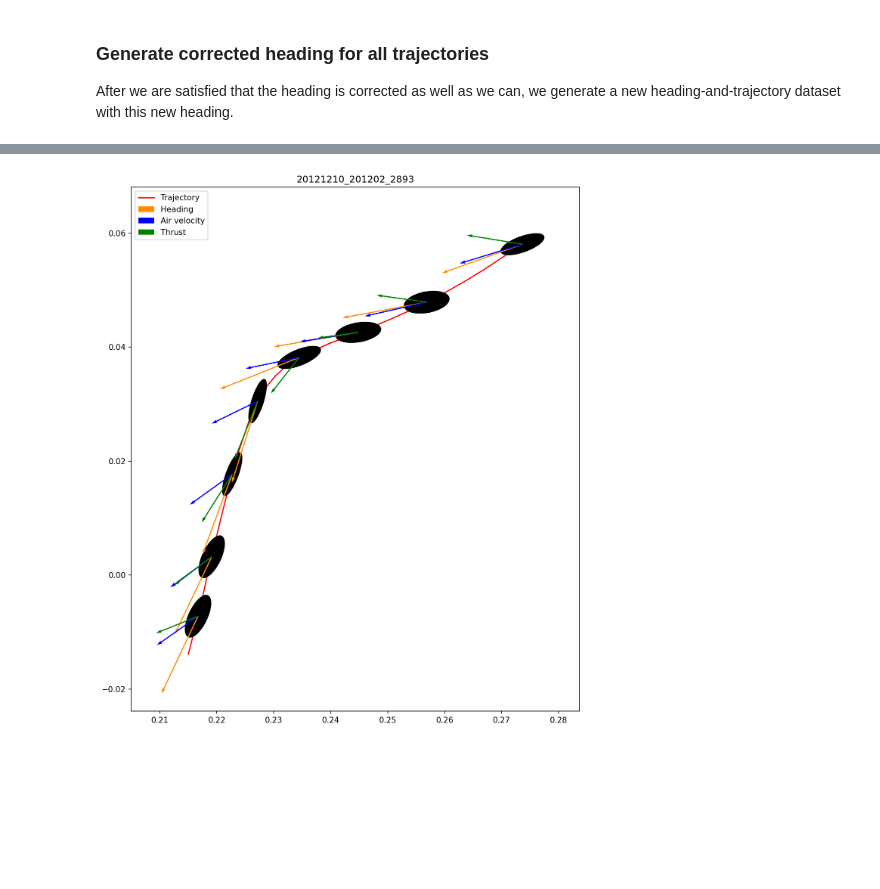
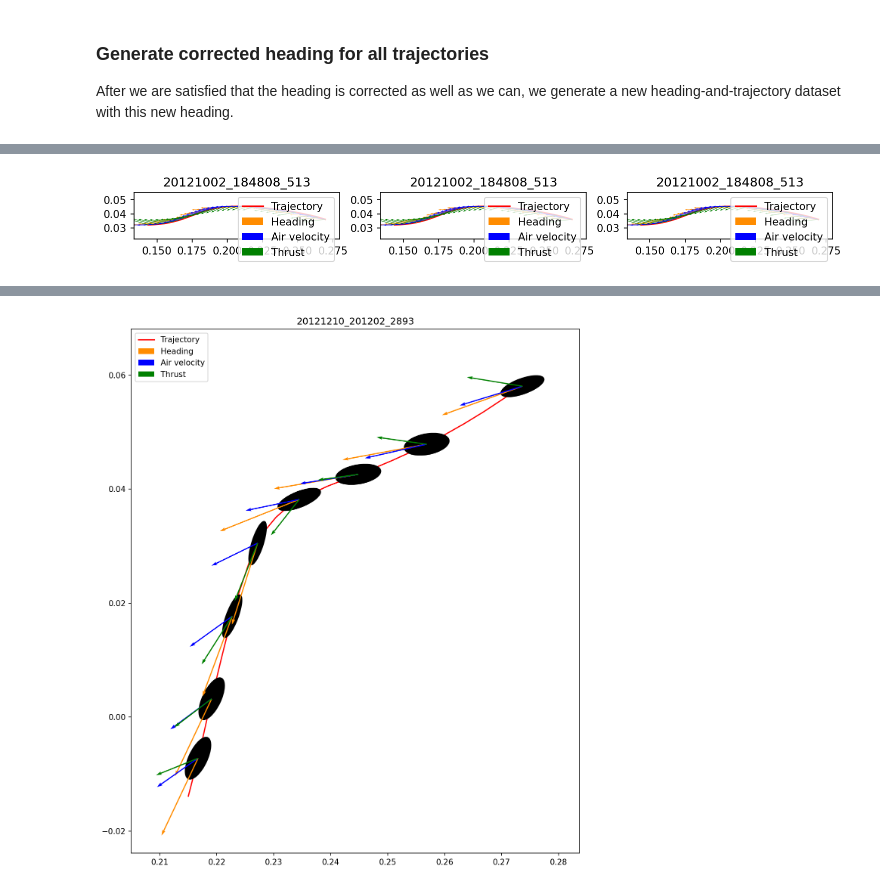
Before and after one commit to nehalsinghmangat/drosophila_body_orientation_predictor, a Jupyter notebook: Notebooks/drosophila_body_orientation_predictor.ipynb, the cells around one changed output, grey strips where cells are left out. Cells and saved outputs as stored; diff of their text form; code cells hidden in the pictures; blank space fills up the shorter version.

```diff
--- a/Notebooks/drosophila_body_orientation_predictor.ipynb
+++ b/Notebooks/drosophila_body_orientation_predictor.ipynb
@@ -465,0 +514,7 @@ print(removal_count)
+# %%
+import matplotlib
+import matplotlib.pyplot as plt
+import pandas as pd
+import numpy as np
+augmented_all_fly_data = pd.read_csv(f'../ExperimentalData/all_wind_heading_and_trajectories_augmented.csv')
+heading_and_trajectory_by_id = [group for _, group in augmented_all_fly_data.groupby('trajec_objid')]
@@ -465,0 +632,9 @@ print(removal_count)
+# %%
+# plot specific trajectory by id
+test_trajec = augmented_all_fly_data.loc[augmented_all_fly_data["trajec_objid"]=="20121002_184808_513"]
+fig, axs = plt.subplots(1, 3, figsize=(12, 12), dpi=150)
+plot_trajectory(axs[0],test_trajec,plot_ellipses=False,every_nth=1)
+plot_trajectory(axs[1],naive_heading_correction(test_trajec),plot_ellipses=False,every_nth=1)
+plot_trajectory(axs[2],convex_opt_heading_correction(naive_heading_correction(test_trajec)),plot_ellipses=False,every_nth=1)
+# %% [output]
+[figure, added]
```
Also changed, not shown: parts of 69 cells of this notebook, 1 other file.
